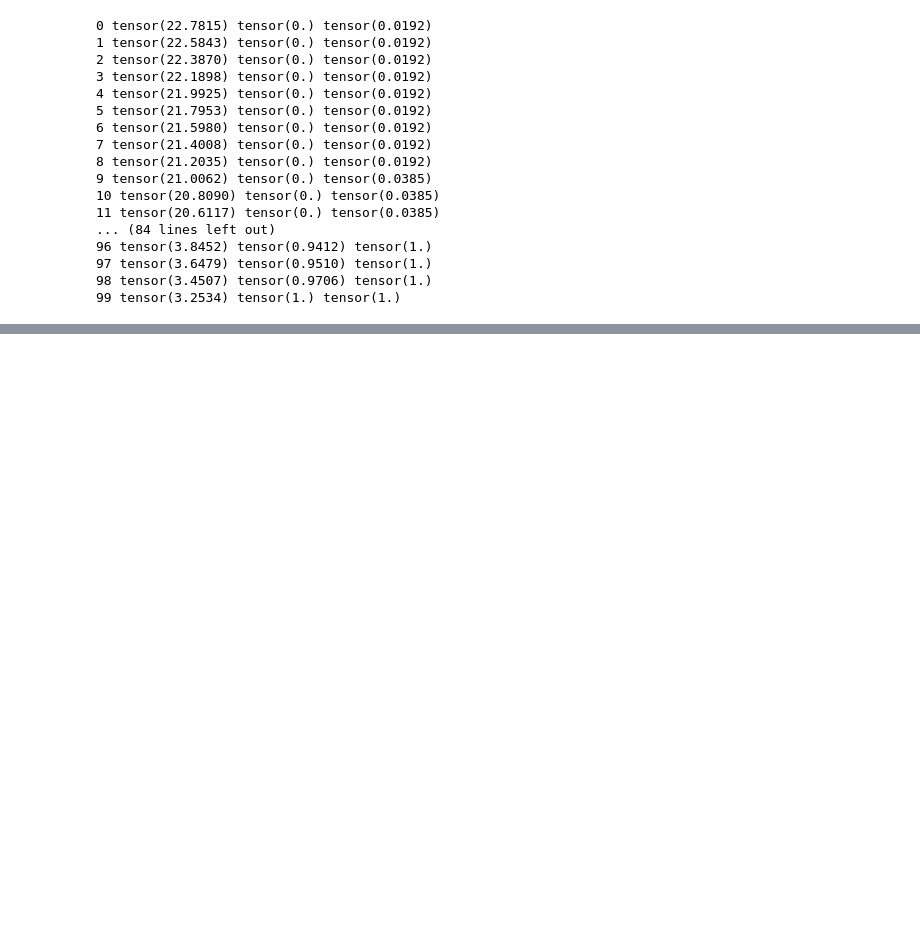
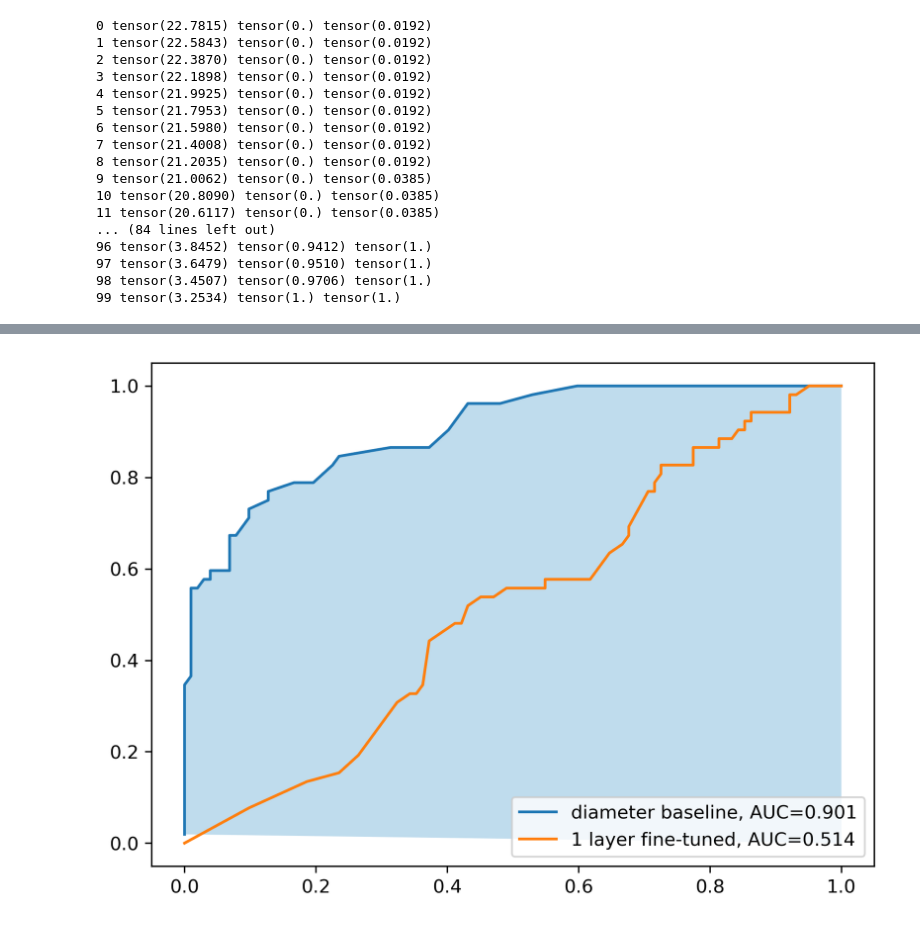
Before and after one commit to Shahrullo/Lung-Cancer-Detection-from-3D-CTscans, a Jupyter notebook: malben_baseline.ipynb, the cells around one changed output, grey strips where cells are left out. Drawn from its saved outputs; the diff is of its cells as text; code cells hidden in the pictures; blank space fills up the shorter version.

```diff
--- a/malben_baseline.ipynb
+++ b/malben_baseline.ipynb
@@ -75,7 +75,10 @@ diam: 5.42, x:0.43, y: 0.96
 # %%
 model = model1.LunaModel()
 device = torch.device('cuda' if torch.cuda.is_available() else 'cpu')
-sd = torch.load('data/part2/models/cls_2020-02-08_01.19.40_finetune-head.best.state')
+sd = torch.load('trained_models/cls_2021-10-28_14.02.55_nodule-nonnodule.best.state')
 model.load_state_dict(sd['model_state'])
 model.to(device)
 model.eval();
+# %%
+ds = dsets1.MalignantLunaDataset(val_stride=10, isValSet_bool=True)
+dl = torch.utils.data.DataLoader(ds, batch_size=32, num_workers=0)
@@ -81,0 +87,29 @@ model.eval();
+# %%
+preds = []
+truth = []
+for inp, label, _, _, _ in dl:
+    inp = inp.to(device)
+    truth += (label[:,1]>0).tolist()
+    with torch.no_grad():
+        _, p = model(inp)
+        preds += p[:, 1].tolist()
+truth = torch.tensor(truth)
+preds = torch.tensor(preds)
+# %%
+num_mal = truth.sum()
+num_ben = len(truth) - num_mal
+threshold = torch.linspace(1, 0)
+tp_finetune = ((preds[None] >= threshold[:, None]) & truth[None]).sum(1).float() / num_mal
+fp_finetune = ((preds[None] >= threshold[:, None]) & ~truth[None]).sum(1).float() / num_ben
+fp_finetune_diff = fp_finetune[1:]-fp_finetune[:-1]
+tp_finetune_avg  = (tp_finetune[1:]+tp_finetune[:-1])/2
+auc_finetune = (fp_finetune_diff * tp_finetune_avg).sum()
+
+plt.figure(figsize=(7,5), dpi=300)
+plt.fill(fp_fill, tp_fill, facecolor='#0077bb', alpha=0.25)
+plt.plot(fp_diam, tp_diam, label=f'diameter baseline, AUC={auc_dim:.3f}')
+plt.plot(fp_finetune, tp_finetune, label=f'1 layer fine-tuned, AUC={auc_finetune:.3f}')
+plt.legend()
+plt.savefig('imgs/roc_finetune.png')
+# %% [output]
+[figure, added]
```
Also changed, not shown: parts of 3 cells of this notebook, 12 other files.
